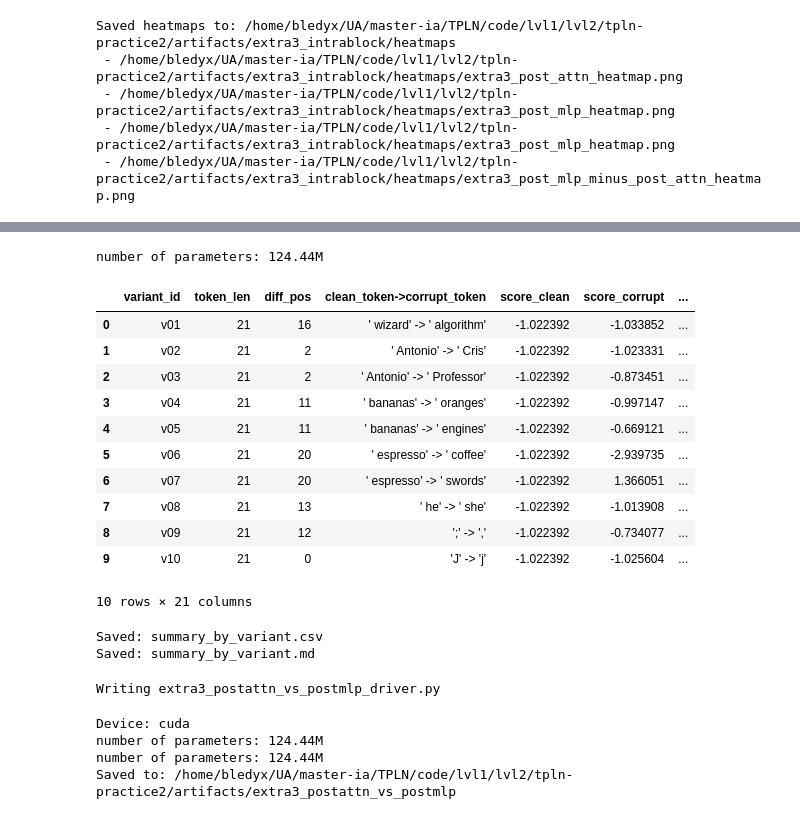
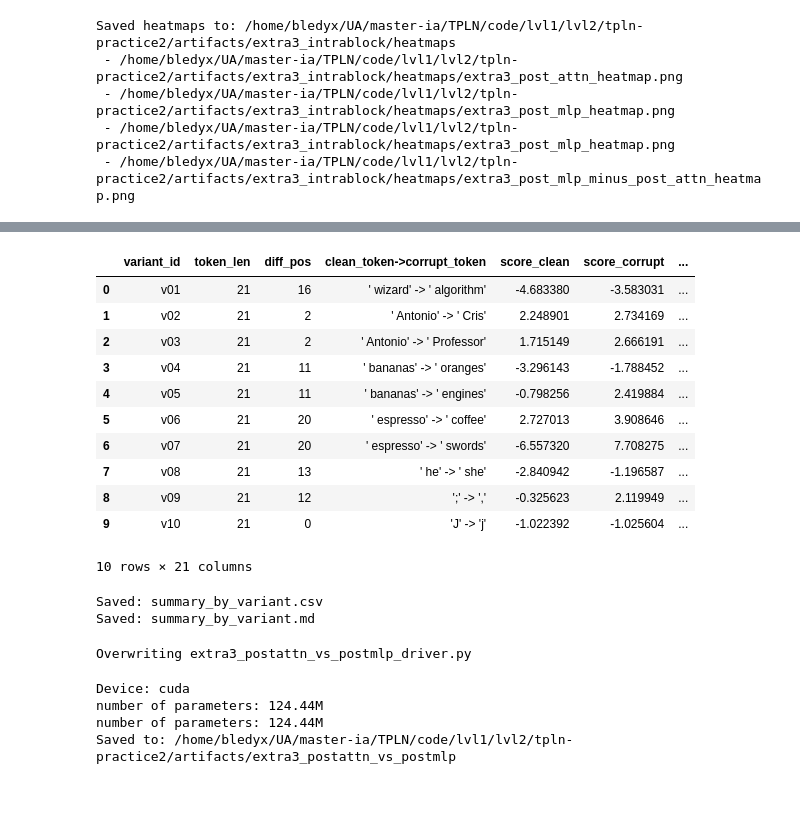
Before and after one commit to cacs2-ua/tpln-practice2, a Jupyter notebook: Minería_de_Textos_minGPT.ipynb, the cells around one changed output, grey strips where cells are left out. Saved outputs shown, nothing was run; the diff lists cells and outputs as text; code cells hidden in the pictures.

```diff
--- a/Minería_de_Textos_minGPT.ipynb
+++ b/Minería_de_Textos_minGPT.ipynb
@@ -5172,7 +5170,7 @@ import torch
 bpe = BPETokenizer()
 
 clean = "Juan Antonio watched my neural network learn to juggle bananas; he called it wizard science and demanded espresso"
-corrupt = "Juan Antonio watched my neural network learn to juggle bananas; he called it wizard science and demanded swords"
+corrupt = "juan Antonio watched my neural network learn to juggle bananas; he called it wizard science and demanded espresso"
 clean_rep = tp.build_report(bpe, clean)
 corrupt_rep = tp.build_report(bpe, corrupt)
 comp = tp.compare_clean_corrupt(clean_rep, corrupt_rep)
@@ -5487,65 +5476,65 @@ VARIANTS = [
         "variant_id": "v01",
         "clean_text":   "Juan Antonio watched my neural network learn to juggle bananas; he called it wizard science and demanded espresso",
         "corrupt_text": "Juan Antonio watched my neural network learn to juggle bananas; he called it algorithm science and demanded espresso",
-        "token_a": " Jones",
-        "token_b": " Smith",
+        "token_a": " wizard",
+        "token_b": " algorithm",
     },
     {
         "variant_id": "v02",
         "clean_text":   "Juan Antonio watched my neural network learn to juggle bananas; he called it wizard science and demanded espresso",
         "corrupt_text": "Juan Cris watched my neural network learn to juggle bananas; he called it wizard science and demanded espresso",
-        "token_a": " Jones",
-        "token_b": " Smith",
+        "token_a": " Antonio",
+        "token_b": " Cris",
     },
     {
         "variant_id": "v03",
         "clean_text":   "Juan Antonio watched my neural network learn to juggle bananas; he called it wizard science and demanded espresso",
         "corrupt_text": "Juan Professor watched my neural network learn to juggle bananas; he called it wizard science and demanded espresso",
-        "token_a": " Jones",
-        "token_b": " Smith",
+        "token_a": " Antonio",
+        "token_b": " Professor",
     },
     {
         "variant_id": "v04",
         "clean_text":   "Juan Antonio watched my neural network learn to juggle bananas; he called it wizard science and demanded espresso",
         "corrupt_text": "Juan Antonio watched my neural network learn to juggle oranges; he called it wizard science and demanded espresso",
-        "token_a": " Jones",
-        "token_b": " Smith",
+        "token_a": " bananas",
+        "token_b": " oranges",
     },
     {
         "variant_id": "v05",
         "clean_text":   "Juan Antonio watched my neural network learn to juggle bananas; he called it wizard science and demanded espresso",
         "corrupt_text": "Juan Antonio watched my neural network learn to juggle engines; he called it wizard science and demanded espresso",
-        "token_a": " Jones",
-        "token_b": " Smith",
+        "token_a": " bananas",
+        "token_b": " engines",
     },
     {
         "variant_id": "v06",
         "clean_text":   "Juan Antonio watched my neural network learn to juggle bananas; he called it wizard science and demanded espresso",
         "corrupt_text": "Juan Antonio watched my neural network learn to juggle bananas; he called it wizard science and demanded coffee",
-        "token_a": " Jones",
-        "token_b": " Smith",
+        "token_a": " espresso",
+        "token_b": " coffee",
     },
     {
         "variant_id": "v07",
         "clean_text":   "Juan Antonio watched my neural network learn to juggle bananas; he called it wizard science and demanded espresso",
         "corrupt_text": "Juan Antonio watched my neural network learn to juggle bananas; he called it wizard science and demanded swords",
-        "token_a": " Jones",
-        "token_b": " Smith",
+        "token_a": " espresso",
+        "token_b": " swords",
     },
     {
         "variant_id": "v08",
         "clean_text":   "Juan Antonio watched my neural network learn to juggle bananas; he called it wizard science and demanded espresso",
         "corrupt_text": "Juan Antonio watched my neural network learn to juggle bananas; she called it wizard science and demanded espresso",
-        "token_a": " Jones",
-        "token_b": " Smith",
+        "token_a": " he",
+        "token_b": " she",
     },
 
     {
         "variant_id": "v09",
         "clean_text":   "Juan Antonio watched my neural network learn to juggle bananas; he called it wizard science and demanded espresso",
         "corrupt_text": "Juan Antonio watched my neural network learn to juggle bananas, he called it wizard science and demanded espresso",
-        "token_a": " Jones",
-        "token_b": " Smith",
+        "token_a": " ;",
+        "token_b": " ,",
     },
     {
         "variant_id": "v10",
@@ -5766,48 +5755,47 @@ df = pd.DataFrame(rows)
 col_order = [
     "variant_id",
     "token_len",
     "diff_pos",
     "clean_token->corrupt_token",
     "score_clean",
     "score_corrupt",
     "delta (corrupt-clean)",
     "max_restoration_raw",
     "restoration_frac",
     "hot1_L", "hot1_P", "hot1_R",
     "hot2_L", "hot2_P", "hot2_R",
     "hot3_L", "hot3_P", "hot3_R",
     "spread(>0.5*max_rest)",
     "spread(>0.2*|delta|)",
     "hotspot_dist_to_diffpos",
 ]
 df = df[[c for c in col_order if c in df.columns]]
 
 display(df)
 
 out_csv = "summary_by_variant.csv"
 df.to_csv(out_csv, index=False)
 print(f"Saved: {out_csv}")
 
 # A more report-friendly markdown table
 out_md = "summary_by_variant.md"
 df.to_markdown(out_md, index=False)
 print(f"Saved: {out_md}")
 # %% [output]
+|  | variant_id | token_len | diff_pos | clean_token->corrupt_token | score_clean | score_corrupt | ... |
+| 0 | v01 | 21 | 16 | ' wizard' -> ' algorithm' | -4.683380 | -3.583031 | ... |
+| 1 | v02 | 21 | 2 | ' Antonio' -> ' Cris' | 2.248901 | 2.734169 | ... |
+| 2 | v03 | 21 | 2 | ' Antonio' -> ' Professor' | 1.715149 | 2.666191 | ... |
+| 3 | v04 | 21 | 11 | ' bananas' -> ' oranges' | -3.296143 | -1.788452 | ... |
+| 4 | v05 | 21 | 11 | ' bananas' -> ' engines' | -0.798256 | 2.419884 | ... |
+| 5 | v06 | 21 | 20 | ' espresso' -> ' coffee' | 2.727013 | 3.908646 | ... |
+| 6 | v07 | 21 | 20 | ' espresso' -> ' swords' | -6.557320 | 7.708275 | ... |
+| 7 | v08 | 21 | 13 | ' he' -> ' she' | -2.840942 | -1.196587 | ... |
+| 8 | v09 | 21 | 12 | ';' -> ',' | -0.325623 | 2.119949 | ... |
+| 9 | v10 | 21 | 0 | 'J' -> 'j' | -1.022392 | -1.025604 | ... |
-number of parameters: 124.44M
+10 rows × 21 columns
-|  | variant_id | token_len | diff_pos | clean_token->corrupt_token | score_clean | score_corrupt | ... |
-| 0 | v01 | 21 | 16 | ' wizard' -> ' algorithm' | -1.022392 | -1.033852 | ... |
-| 1 | v02 | 21 | 2 | ' Antonio' -> ' Cris' | -1.022392 | -1.023331 | ... |
-| 2 | v03 | 21 | 2 | ' Antonio' -> ' Professor' | -1.022392 | -0.873451 | ... |
-| 3 | v04 | 21 | 11 | ' bananas' -> ' oranges' | -1.022392 | -0.997147 | ... |
-| 4 | v05 | 21 | 11 | ' bananas' -> ' engines' | -1.022392 | -0.669121 | ... |
-| 5 | v06 | 21 | 20 | ' espresso' -> ' coffee' | -1.022392 | -2.939735 | ... |
-| 6 | v07 | 21 | 20 | ' espresso' -> ' swords' | -1.022392 | 1.366051 | ... |
-| 7 | v08 | 21 | 13 | ' he' -> ' she' | -1.022392 | -1.013908 | ... |
-| 8 | v09 | 21 | 12 | ';' -> ',' | -1.022392 | -0.734077 | ... |
-| 9 | v10 | 21 | 0 | 'J' -> 'j' | -1.022392 | -1.025604 | ... |
-10 rows × 21 columns
+Saved: summary_by_variant.csv
+Saved: summary_by_variant.md
-Saved: summary_by_variant.csv
-Saved: summary_by_variant.md
 # %%
 %%writefile extra3_postattn_vs_postmlp_driver.py
 from __future__ import annotations
@@ -5829,10 +5817,10 @@ def main() -> None:
     device = "cuda" if torch.cuda.is_available() else "cpu"
     print("Device:", device)
 
-    CLEAN_TEXT   = "Michelle Jones was a top-notch student. Michelle"
-    CORRUPT_TEXT = "Michelle Smith was a top-notch student. Michelle"
-    TOKEN_A = " Jones"
-    TOKEN_B = " Smith"
+    CLEAN_TEXT   = "Juan Antonio watched my neural network learn to juggle bananas; he called it wizard science and demanded espresso"
+    CORRUPT_TEXT = "Juan Antonio watched my neural network learn to juggle bananas; he called it algorithm science and demanded espresso"
+    TOKEN_A = " wizard"
+    TOKEN_B = " algorithm"
 
     bpe = BPETokenizer()
     _ = tp.validate_pair(bpe=bpe, clean_text=CLEAN_TEXT, corrupt_text=CORRUPT_TEXT,
@@ -5892,7 +5880,7 @@ def main() -> None:
 if __name__ == "__main__":
     main()
 # %% [output]
-Writing extra3_postattn_vs_postmlp_driver.py
+Overwriting extra3_postattn_vs_postmlp_driver.py
 # %%
 !python extra3_postattn_vs_postmlp_driver.py
 # %% [output]
```
Also changed, not shown: parts of 8 cells of this notebook, 12 other files.
